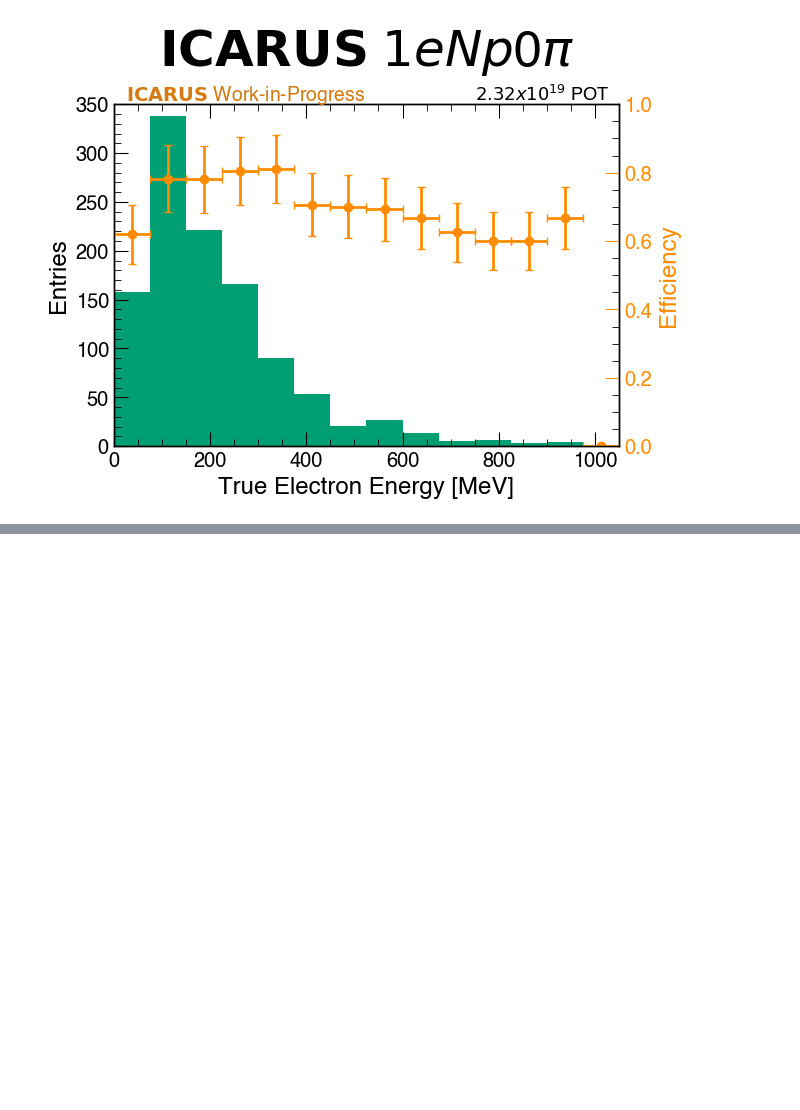
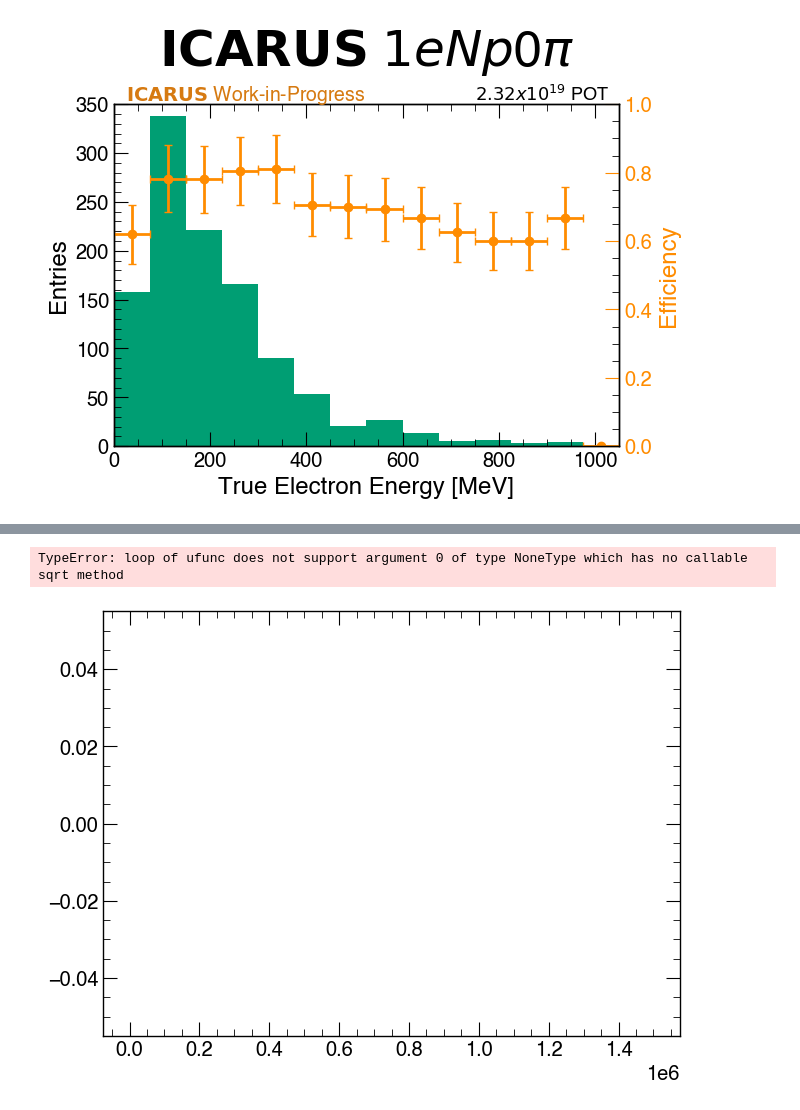
Before and after one commit to dacarber/medulla, a Jupyter notebook: spineplot/Efficiency_plots.ipynb, the cells around one changed output, grey strips where cells are left out. Cells and saved outputs as stored; diff of their text form; code cells hidden in the pictures; blank space fills up the shorter version.

```diff
--- a/spineplot/Efficiency_plots.ipynb
+++ b/spineplot/Efficiency_plots.ipynb
@@ -480,0 +386,47 @@ Number of Signal and Total: 1492, 1492
+# %%
+plt.style.use('styles/muon2024_colorswap.mplstyle')
+
+fig, ax1 = plt.subplots()
+variable = "true_Q"
+bins = [0,1.5e6,1e6]
+
+eff, var = get_eff_bins(signal,cut_muon,variable,bins = bins)
+widths = [bins[2]]*len(eff)
+
+ax1.hist(cut_muon[variable],bins=int((bins[1]-bins[0])/bins[2]),range=(bins[0], bins[1]),color = '#009E73', label='Signal')
+scatter_y = eff  # Put points slightly above the highest bin
+scatter_x = var
+y_err = np.sqrt(eff)/sum(eff)
+x_err = bins[2]/2
+ax2 = ax1.twinx()
+ax2.errorbar(scatter_x, scatter_y,yerr=y_err,xerr=x_err, capsize=3, color='darkorange',fmt='o', label='Efficiency')
+ax2.tick_params(axis='y', colors='darkorange')
+ax1.set_xlabel(r"True $Q^2$ [MeV$^2$]")
+ax2.set_ylabel("Efficiency",color = 'darkorange')
+ax1.set_ylabel("Entries")
+plt.title(r"$\bf{ICARUS}$ $1eNp$0$\pi$")
+plt.xlim(bins[0], bins[1])
+ax1.set_ylim(0, 200)
+ax2.set_ylim(0, 1)
+yrange = [0,1]
+usey = yrange[1] + 0.01*(yrange[1] - yrange[0]) + 0*(yrange[1] - yrange[0])
+xrange = [bins[0],bins[1]]
+usex = xrange[0] + 0.025*(xrange[1] - xrange[0]) + 0*(xrange[1] - xrange[0])
+plt.text(x=usex, y=usey, s=r"$\bf{ICARUS}$ Work-in-Progress", fontsize=14, color='#d67a11')
+usey = yrange[1] + 0.01*(yrange[1] - yrange[0]) + 0*(yrange[1] - yrange[0])
+usex = xrange[1] - 0.02*(xrange[1] - xrange[0])
+plt.text(x=usex, y=usey, s=r"$2.32x10^{19}$ POT", fontsize=13, color='black', horizontalalignment='right')
+
+# Set legend
+#plt.legend(handles_reordered, labels_reordered)
+
+#plt.show()
+plt.savefig("/Users/danielcarber/Documents/ICARUS/NuMI_Nue/Plots/True_electron_electron_eff.png")
+
+
+purity = len(signal)/(len(mc_df))
+print(f"Purity of Proton's Muon Softmax < 0,04: {purity*100:.2f}%")
+print(f"Number of Signal and Total: {len(signal)}, {len(mc_df)}")
+# %% [output]
+TypeError: loop of ufunc does not support argument 0 of type NoneType which has no callable sqrt method
+[figure, added]
```
Also changed, not shown: parts of 12 cells of this notebook, 1 other file.
